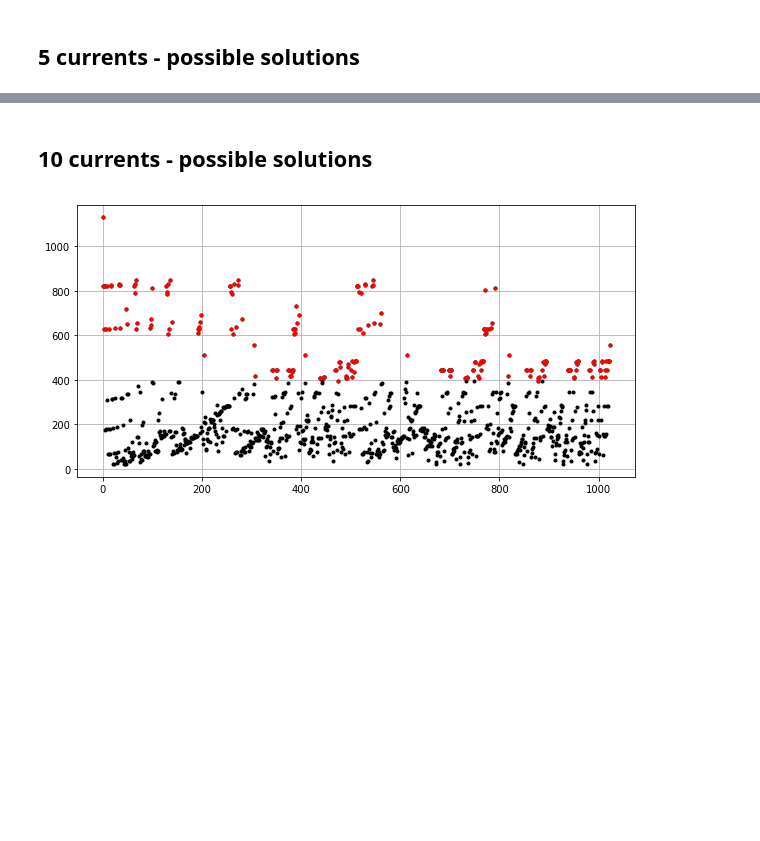
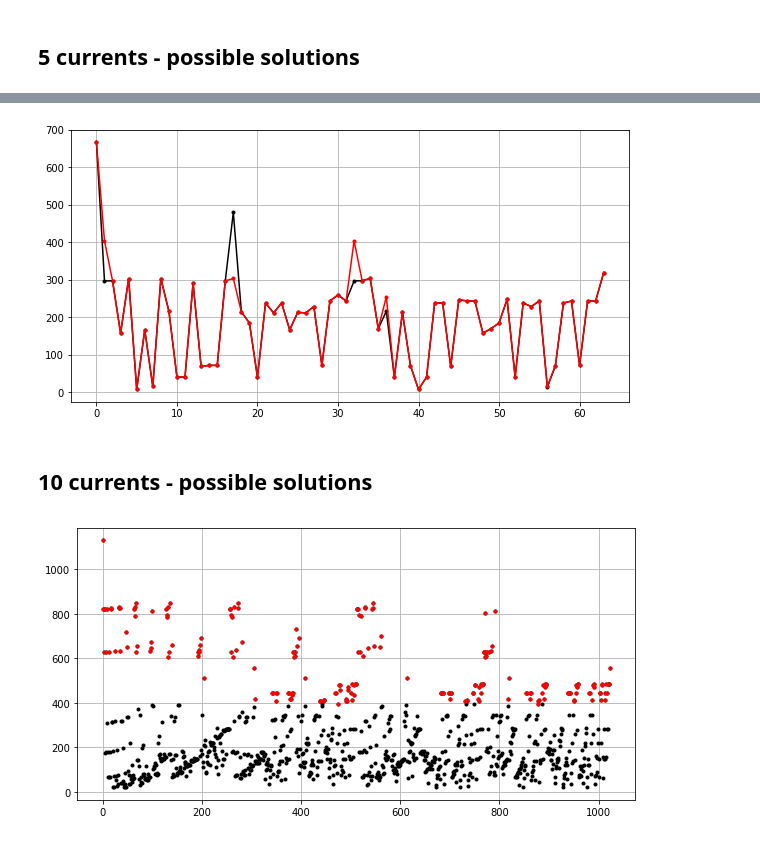
Before and after one commit to SIakovlev/Multifrequency-Antenna-Optimisation, a Jupyter notebook: notebooks/exhaustive_search.ipynb, the cells around one changed output, grey strips where cells are left out. Cells and saved outputs as stored; diff of their text form; code cells hidden in the pictures; blank space fills up the shorter version.

```diff
--- a/notebooks/exhaustive_search.ipynb
+++ b/notebooks/exhaustive_search.ipynb
@@ -128,2 +112,9 @@ list(itertools.product(np.arange(antenna.n_currents), repeat=5))
+# %%
+plt.figure(figsize=(10, 5))
+plt.plot(values6, '.-k')
+plt.plot(values6_num, '.-r')
+plt.grid(True)
+# %% [output]
+[figure, added]
 # %% [markdown]
 ## 10 currents - possible solutions
```
Also changed, not shown: parts of 24 cells of this notebook.
